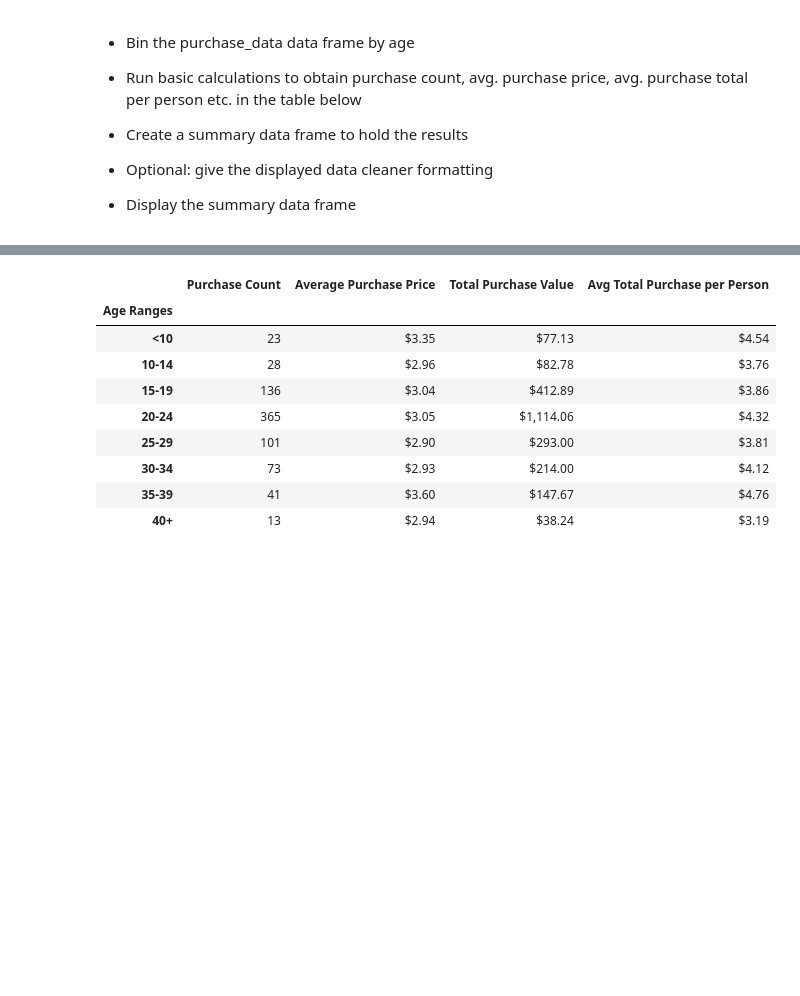
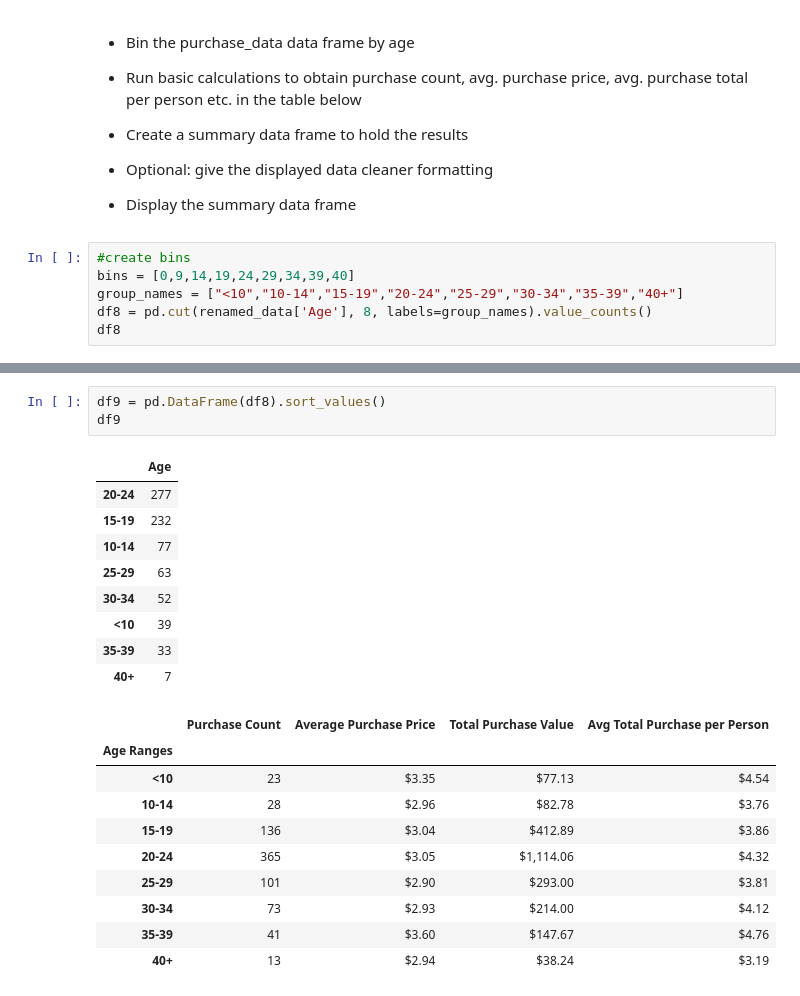
Before and after one commit to maylacdao/pandas-heroes-of-pymoli-analysis, a Jupyter notebook: analysis/HeroesOfPymoli_starter.ipynb, the cells around one changed output, grey strips where cells are left out. Cells and saved outputs as stored; diff of their text form; blank space fills up the shorter version.

```diff
--- a/analysis/HeroesOfPymoli_starter.ipynb
+++ b/analysis/HeroesOfPymoli_starter.ipynb
@@ -357,3 +361,9 @@ age_demographics
 
 
 * Display the summary data frame
+# %%
+#create bins
+bins = [0,9,14,19,24,29,34,39,40]
+group_names = ["<10","10-14","15-19","20-24","25-29","30-34","35-39","40+"]
+df8 = pd.cut(renamed_data['Age'], 8, labels=group_names).value_counts()
+df8
@@ -360,3 +380,16 @@ age_demographics
+# %%
+df9 = pd.DataFrame(df8).sort_values()
+df9
+# %% [output]
+|  | Age |
+| 20-24 | 277 |
+| 15-19 | 232 |
+| 10-14 | 77 |
+| 25-29 | 63 |
+| 30-34 | 52 |
+| <10 | 39 |
+| 35-39 | 33 |
+| 40+ | 7 |
 # %%
 # %% [output]
 |  | Purchase Count | Average Purchase Price | Total Purchase Value | Avg Total Purchase per Person |
```
Also changed, not shown: parts of 4 cells of this notebook.
